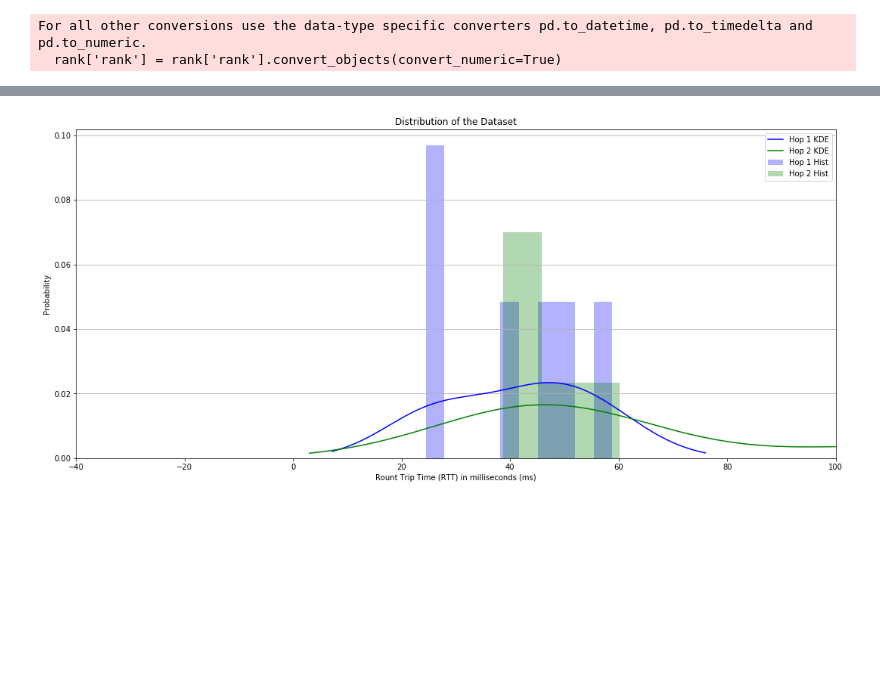
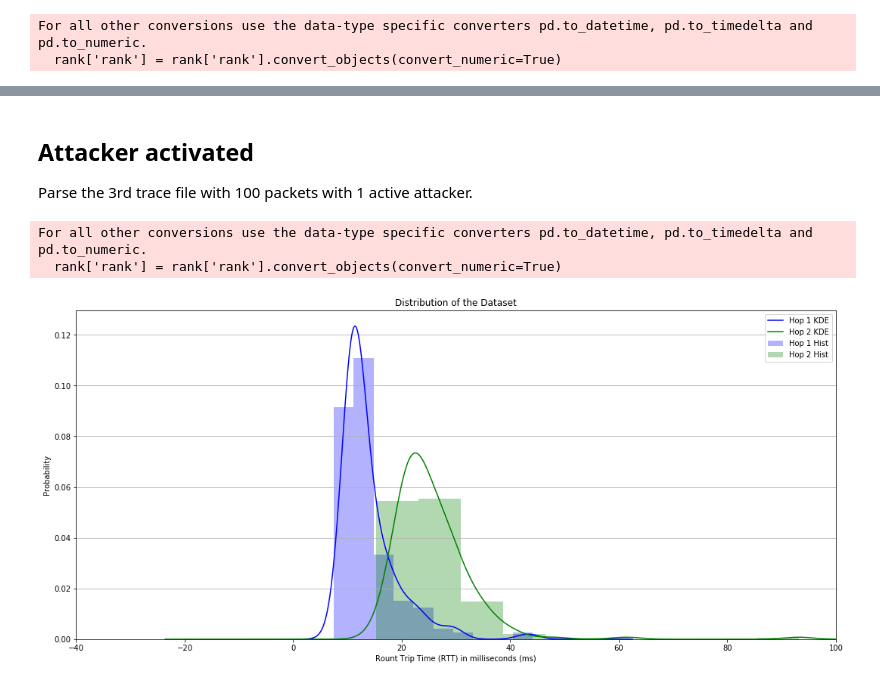
Before and after one commit to ichatz/iot-netprofiler, a Jupyter notebook: iot-lab-36nodes/ExploratoryAnalysis.ipynb, the cells around one changed output, grey strips where cells are left out. Saved outputs shown, nothing was run; the diff lists cells and outputs as text; code cells hidden in the pictures; blank space fills up the shorter version.

Commit message:
Conducting exploratory analysis on 36 nodes topology on iot-lab including 1 basic attacker

```diff
--- a/iot-lab-36nodes/ExploratoryAnalysis.ipynb
+++ b/iot-lab-36nodes/ExploratoryAnalysis.ipynb
@@ -35,0 +100,3 @@ plt.show()
+# %%
+hop_nodes3 = trace_analysis.process_iotlab_aggregated('/home/ichatz/Local/iot-netprofiler/iot-lab-36nodes/traces/', '2019-01JAN-29-3')
+std_values3, outliers3 = trace_analysis.separate_outliers(hop_nodes3)
@@ -36,8 +106,8 @@ plt.show()
 # %%
 fig, ax = plt.subplots(figsize=(18, 8))
-for hop in std_values.keys():
-    std_values[hop].plot.kde(ax=ax, color=color[hop], label='Hop ' + str(hop) + ' KDE')
-    std_values[hop].plot.hist(density=True, color=color[hop], alpha=0.3, ax=ax, label='Hop ' + str(hop) + ' Hist')
+for hop in hop_nodes3.keys():
+    hop_nodes3[hop].plot.kde(ax=ax, color=color[hop], label='Hop ' + str(hop) + ' KDE')
+    hop_nodes3[hop].plot.hist(density=True, color=color[hop], alpha=0.3, ax=ax, label='Hop ' + str(hop) + ' Hist')
 
 ax.set_ylabel('Probability')
 ax.set_xlabel('Rount Trip Time (RTT) in milliseconds (ms)')
@@ -50,0 +121,13 @@ plt.show()
+# %%
+fig, ax = plt.subplots(figsize=(18, 8))
+for hop in std_values3.keys():
+    std_values3[hop].plot.kde(ax=ax, color=color[hop], label='Hop ' + str(hop) + ' KDE')
+    std_values3[hop].plot.hist(density=True, color=color[hop], alpha=0.3, ax=ax, label='Hop ' + str(hop) + ' Hist')
+
+ax.set_ylabel('Probability')
+ax.set_xlabel('Rount Trip Time (RTT) in milliseconds (ms)')
+ax.grid(axis='y')
+ax.set_title('Distribution of the Clean Dataset (without outliers)')
+ax.set_xlim([-40, 100])
+ax.legend()
+plt.show()
@@ -50,0 +136,13 @@ plt.show()
+# %%
+fig, ax = plt.subplots(figsize=(18, 8))
+for hop in outliers3.keys():
+    outliers3[hop].plot.kde(ax=ax, color=color[hop], label='Hop ' + str(hop) + ' KDE')
+    outliers3[hop].plot.hist(density=True, color=color[hop], alpha=0.3, ax=ax, label='Hop ' + str(hop) + ' Hist')
+
+ax.set_ylabel('Probability')
+ax.set_xlabel('Rount Trip Time (RTT) in milliseconds (ms)')
+ax.grid(axis='y')
+ax.set_title('Distribution of the Outliers in Dataset')
+ax.set_xlim([-40, 100])
+ax.legend()
+plt.show()
@@ -51,15 +151,24 @@ plt.show()
+# %% [markdown]
+## Attacker activated
+Parse the 3rd trace file with 100 packets with 1 active attacker.
+# %%
+hop_nodes3b = trace_analysis.process_iotlab_aggregated('/home/ichatz/Local/iot-netprofiler/iot-lab-36nodes/traces/', '2019-01JAN-29-3b241')
+std_values3b, outliers3b = trace_analysis.separate_outliers(hop_nodes3b)
+# %% [output]
+For all other conversions use the data-type specific converters pd.to_datetime, pd.to_timedelta and pd.to_numeric.
+  rank['rank'] = rank['rank'].convert_objects(convert_numeric=True)
 # %%
 fig, ax = plt.subplots(figsize=(18, 8))
-for hop in std_values.keys():
-    outliers[hop].plot.kde(ax=ax, color=color[hop], label='Hop ' + str(hop) + ' KDE')
-    outliers[hop].plot.hist(density=True, color=color[hop], alpha=0.3, ax=ax, label='Hop ' + str(hop) + ' Hist')
+for hop in hop_nodes3.keys():
+    hop_nodes3[hop].plot.kde(ax=ax, color=color[hop], label='Hop ' + str(hop) + ' KDE')
+    hop_nodes3[hop].plot.hist(density=True, color=color[hop], alpha=0.3, ax=ax, label='Hop ' + str(hop) + ' Hist')
 
 ax.set_ylabel('Probability')
 ax.set_xlabel('Rount Trip Time (RTT) in milliseconds (ms)')
 ax.grid(axis='y')
 ax.set_title('Distribution of the Dataset')
 ax.set_xlim([-40, 100])
 ax.legend()
 plt.show()
 # %% [output]
-[figure, old version]
+[figure, new version]
```
Also changed, not shown: parts of 20 cells of this notebook, 17 other files.
